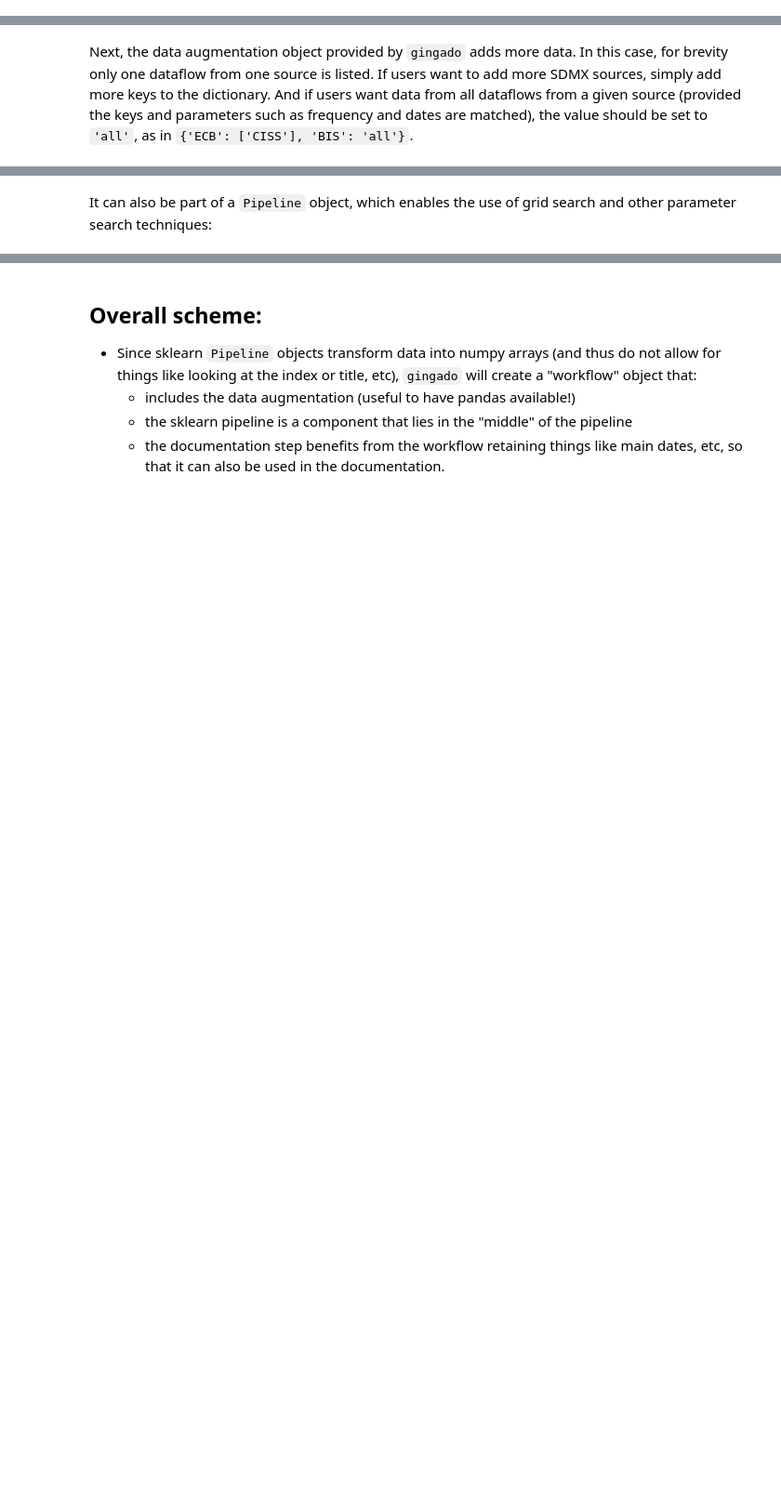
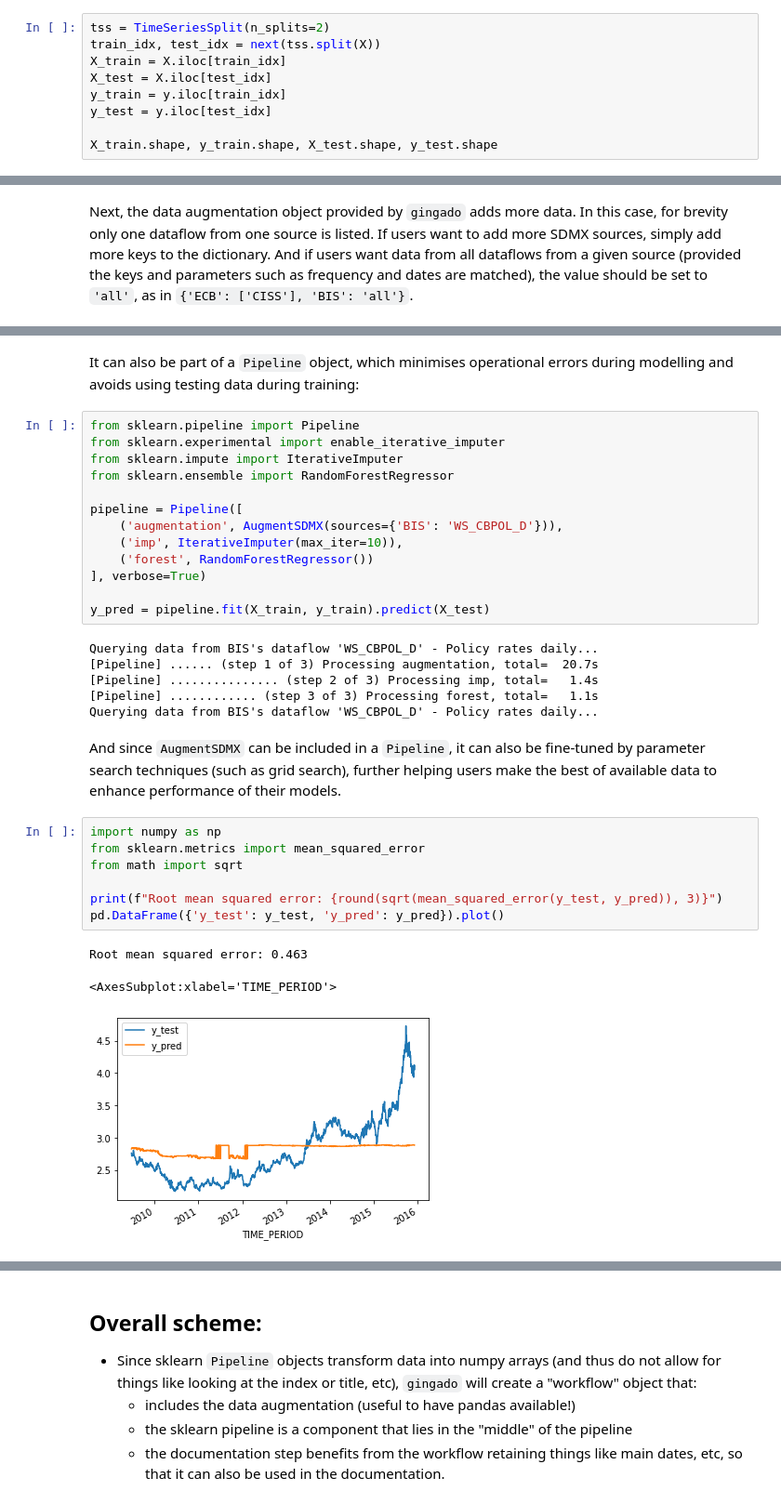
Before and after one commit to dkgaraujo/gingado, a Jupyter notebook: 00_augmentation.ipynb, the cells around one changed output, grey strips where cells are left out. Shown: that part at 93% size. Saved outputs shown, nothing was run; the diff lists cells and outputs as text; blank space fills up the shorter version.

Commit message:
Enhancements to AugmentSDMX and its descriptions

```diff
--- a/00_augmentation.ipynb
+++ b/00_augmentation.ipynb
@@ -105,3 +195,12 @@ from gingado.utils import load_EURFX_data
 
 X = load_EURFX_data()
 y = X.pop('BRL')
+# %%
+tss = TimeSeriesSplit(n_splits=2)
+train_idx, test_idx = next(tss.split(X))
+X_train = X.iloc[train_idx]
+X_test = X.iloc[test_idx]
+y_train = y.iloc[train_idx]
+y_test = y.iloc[test_idx]
+
+X_train.shape, y_train.shape, X_test.shape, y_test.shape
@@ -135,2 +225,34 @@ TIME_PERIOD
 # %% [markdown]
-It can also be part of a `Pipeline` object, which enables the use of grid search and other parameter search techniques:
+It can also be part of a `Pipeline` object, which minimises operational errors during modelling and avoids using testing data during training:
+# %%
+from sklearn.pipeline import Pipeline
+from sklearn.experimental import enable_iterative_imputer
+from sklearn.impute import IterativeImputer
+from sklearn.ensemble import RandomForestRegressor
+
+pipeline = Pipeline([
+    ('augmentation', AugmentSDMX(sources={'BIS': 'WS_CBPOL_D'})),
+    ('imp', IterativeImputer(max_iter=10)),
+    ('forest', RandomForestRegressor())
+], verbose=True)
+
+y_pred = pipeline.fit(X_train, y_train).predict(X_test)
+# %% [output]
+Querying data from BIS's dataflow 'WS_CBPOL_D' - Policy rates daily...
+[Pipeline] ...... (step 1 of 3) Processing augmentation, total=  20.7s
+[Pipeline] ............... (step 2 of 3) Processing imp, total=   1.4s
+[Pipeline] ............ (step 3 of 3) Processing forest, total=   1.1s
+Querying data from BIS's dataflow 'WS_CBPOL_D' - Policy rates daily...
+# %% [markdown]
+And since `AugmentSDMX` can be included in a `Pipeline`, it can also be fine-tuned by parameter search techniques (such as grid search), further helping users make the best of available data to enhance performance of their models.
+# %%
+import numpy as np
+from sklearn.metrics import mean_squared_error
+from math import sqrt
+
+print(f"Root mean squared error: {round(sqrt(mean_squared_error(y_test, y_pred)), 3)}")
+pd.DataFrame({'y_test': y_test, 'y_pred': y_pred}).plot()
+# %% [output]
+Root mean squared error: 0.463
+<AxesSubplot:xlabel='TIME_PERIOD'>
+[figure, added]
```
Also changed, not shown: parts of 16 cells of this notebook, 6 other files.
